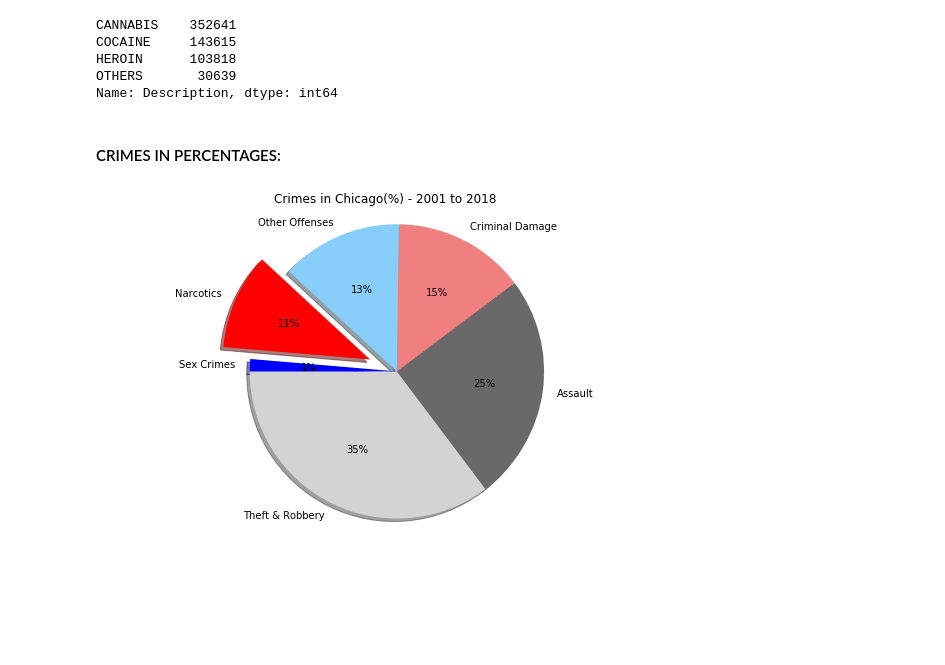
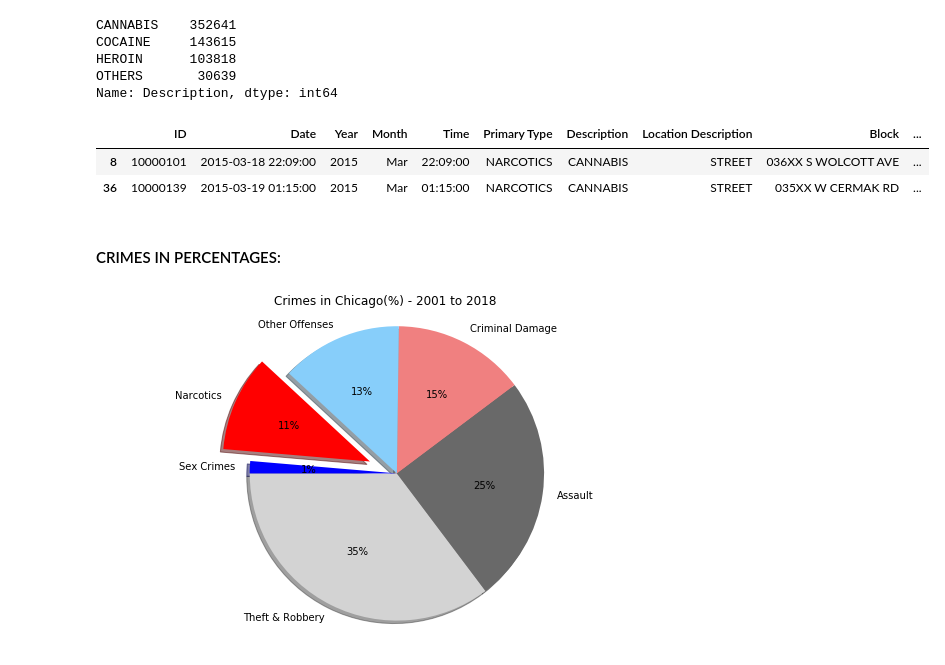
Before and after one commit to Jahmah/Chicago-Drug-Crimes-Story, a Jupyter notebook: ChicagoDrugCrimes.ipynb, the cells around one changed output. Drawn from its saved outputs; the diff is of its cells as text; code cells hidden in the pictures; blank space fills up the shorter version.

```diff
--- a/ChicagoDrugCrimes.ipynb
+++ b/ChicagoDrugCrimes.ipynb
@@ -193,9 +224,13 @@ Name: Description, dtype: int64
 # %%
 # Reorganize Columns
 drugs_crime_df = drugs_crime_df[['ID','Date','Year','Month','Time','Primary Type','Description', 'Location Description',
                                  'Block','Ward','Latitude','Longitude']]
 
-#drugs_crime_df.head(2)
+drugs_crime_df.head(2)
+# %% [output]
+|  | ID | Date | Year | Month | Time | Primary Type | Description | Location Description | Block | ... |
+| 8 | 10000101 | 2015-03-18 22:09:00 | 2015 | Mar | 22:09:00 | NARCOTICS | CANNABIS | STREET | 036XX S WOLCOTT AVE | ... |
+| 36 | 10000139 | 2015-03-19 01:15:00 | 2015 | Mar | 01:15:00 | NARCOTICS | CANNABIS | STREET | 035XX W CERMAK RD | ... |
 # %% [markdown]
 #### CRIMES IN PERCENTAGES:
 # %%
```
Also changed, not shown: parts of 6 cells of this notebook.
